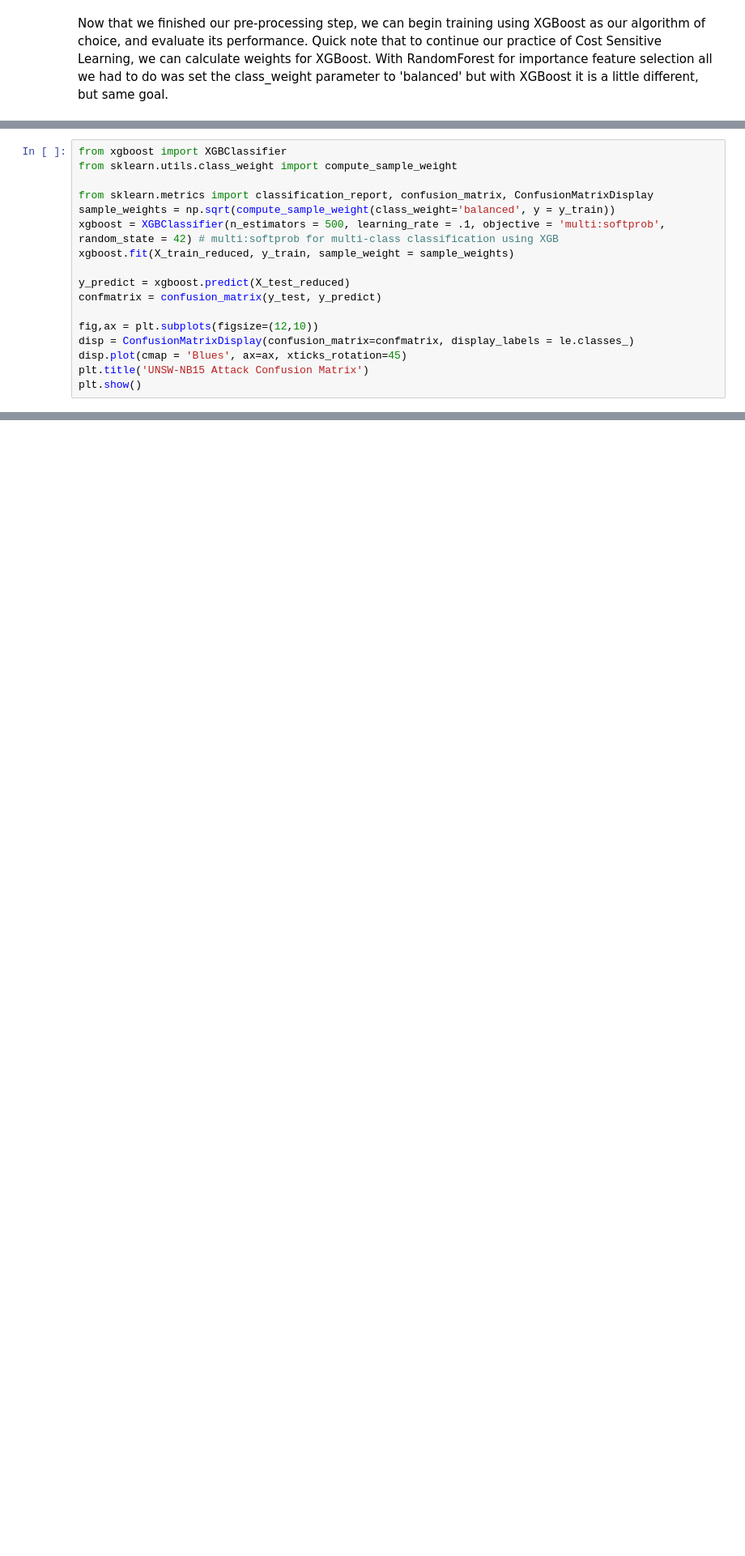
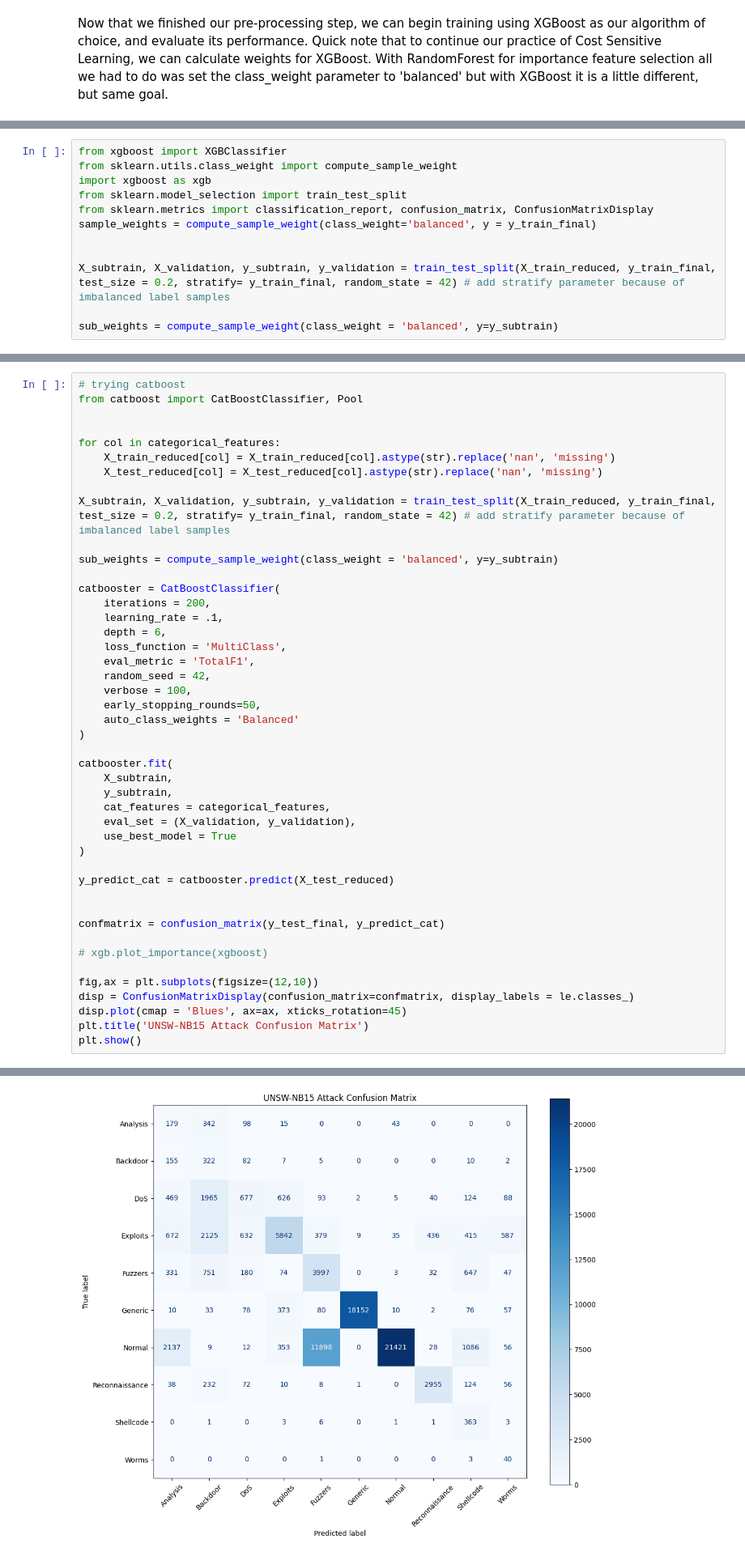
Before and after one commit to cliffpm/MLsecurity, a Jupyter notebook: Final Project/attack_classif.ipynb, the cells around one changed output, grey strips where cells are left out. Shown at 81% size. Saved outputs shown, nothing was run; the diff lists cells and outputs as text; blank space fills up the shorter version.

Commit message:
added xgboost and catboost

```diff
--- a/Final Project/attack_classif.ipynb
+++ b/Final Project/attack_classif.ipynb
@@ -224,17 +234,12 @@ X_train_reduced.shape
 # %%
 from xgboost import XGBClassifier
 from sklearn.utils.class_weight import compute_sample_weight
+import xgboost as xgb
+from sklearn.model_selection import train_test_split
+from sklearn.metrics import classification_report, confusion_matrix, ConfusionMatrixDisplay
+sample_weights = compute_sample_weight(class_weight='balanced', y = y_train_final)
 
-from sklearn.metrics import classification_report, confusion_matrix, ConfusionMatrixDisplay
-sample_weights = np.sqrt(compute_sample_weight(class_weight='balanced', y = y_train))
-xgboost = XGBClassifier(n_estimators = 500, learning_rate = .1, objective = 'multi:softprob', random_state = 42) # multi:softprob for multi-class classification using XGB
-xgboost.fit(X_train_reduced, y_train, sample_weight = sample_weights)
 
-y_predict = xgboost.predict(X_test_reduced)
-confmatrix = confusion_matrix(y_test, y_predict)
+X_subtrain, X_validation, y_subtrain, y_validation = train_test_split(X_train_reduced, y_train_final, test_size = 0.2, stratify= y_train_final, random_state = 42) # add stratify parameter because of imbalanced label samples
 
-fig,ax = plt.subplots(figsize=(12,10))
-disp = ConfusionMatrixDisplay(confusion_matrix=confmatrix, display_labels = le.classes_)
-disp.plot(cmap = 'Blues', ax=ax, xticks_rotation=45)
-plt.title('UNSW-NB15 Attack Confusion Matrix')
-plt.show()
+sub_weights = compute_sample_weight(class_weight = 'balanced', y=y_subtrain)
@@ -262,0 +291,46 @@ Reconnaissance       0.87      0.80      0.83      2810
+# %%
+# trying catboost
+from catboost import CatBoostClassifier, Pool
+
+
+for col in categorical_features:
+    X_train_reduced[col] = X_train_reduced[col].astype(str).replace('nan', 'missing')
+    X_test_reduced[col] = X_test_reduced[col].astype(str).replace('nan', 'missing')
+
+X_subtrain, X_validation, y_subtrain, y_validation = train_test_split(X_train_reduced, y_train_final, test_size = 0.2, stratify= y_train_final, random_state = 42) # add stratify parameter because of imbalanced label samples
+
+sub_weights = compute_sample_weight(class_weight = 'balanced', y=y_subtrain)
+
+catbooster = CatBoostClassifier(
+    iterations = 200,
+    learning_rate = .1,
+    depth = 6,
+    loss_function = 'MultiClass',
+    eval_metric = 'TotalF1',
+    random_seed = 42,
+    verbose = 100,
+    early_stopping_rounds=50,
+    auto_class_weights = 'Balanced'
+)
+
+catbooster.fit(
+    X_subtrain,
+    y_subtrain,
+    cat_features = categorical_features,
+    eval_set = (X_validation, y_validation),
+    use_best_model = True
+)
+
+y_predict_cat = catbooster.predict(X_test_reduced)
+
+
+confmatrix = confusion_matrix(y_test_final, y_predict_cat)
+
+# xgb.plot_importance(xgboost)
+
+fig,ax = plt.subplots(figsize=(12,10))
+disp = ConfusionMatrixDisplay(confusion_matrix=confmatrix, display_labels = le.classes_)
+disp.plot(cmap = 'Blues', ax=ax, xticks_rotation=45)
+plt.title('UNSW-NB15 Attack Confusion Matrix')
+plt.show()
+# %% [output]
@@ -262,0 +343 @@ Reconnaissance       0.87      0.80      0.83      2810
+[figure, added]
```
Also changed, not shown: parts of 23 cells of this notebook, 1 other file.
